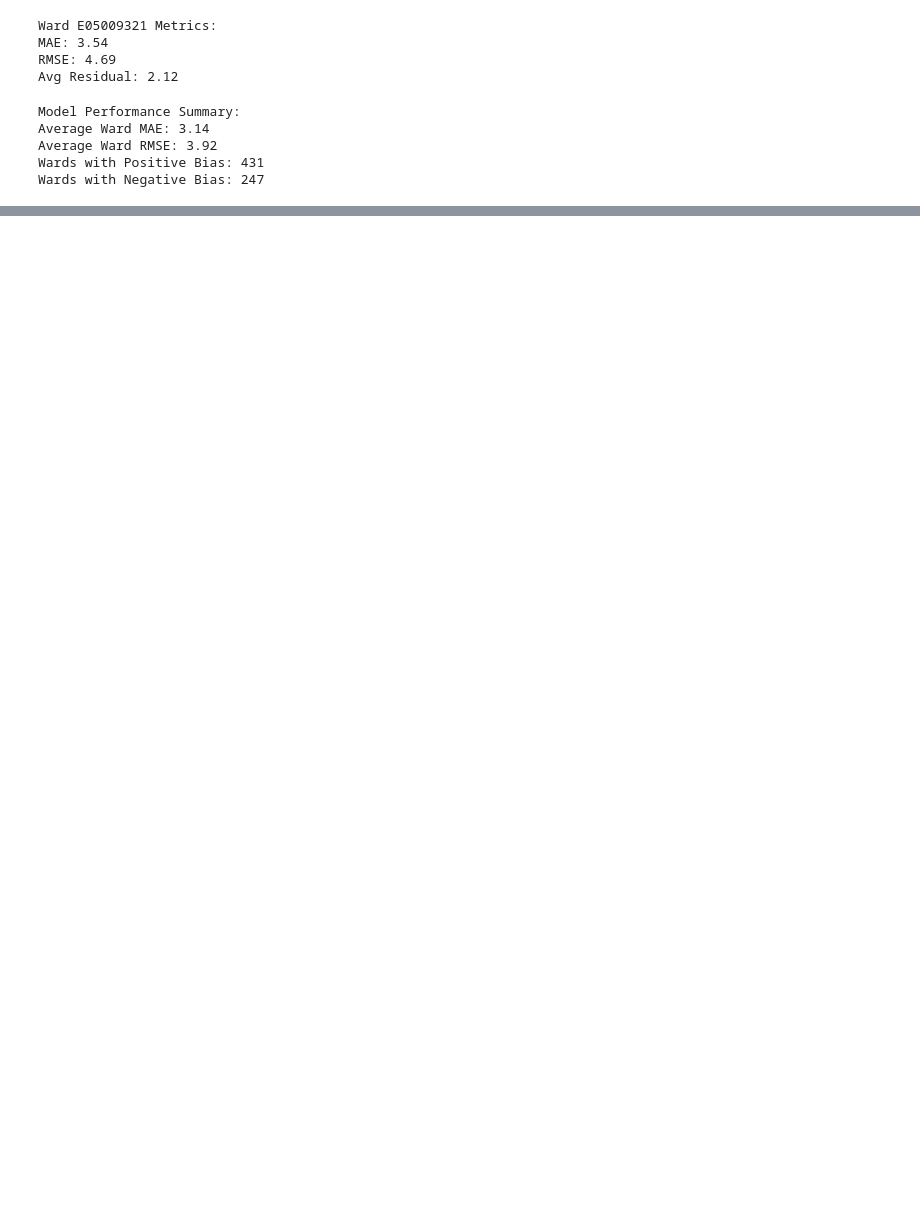
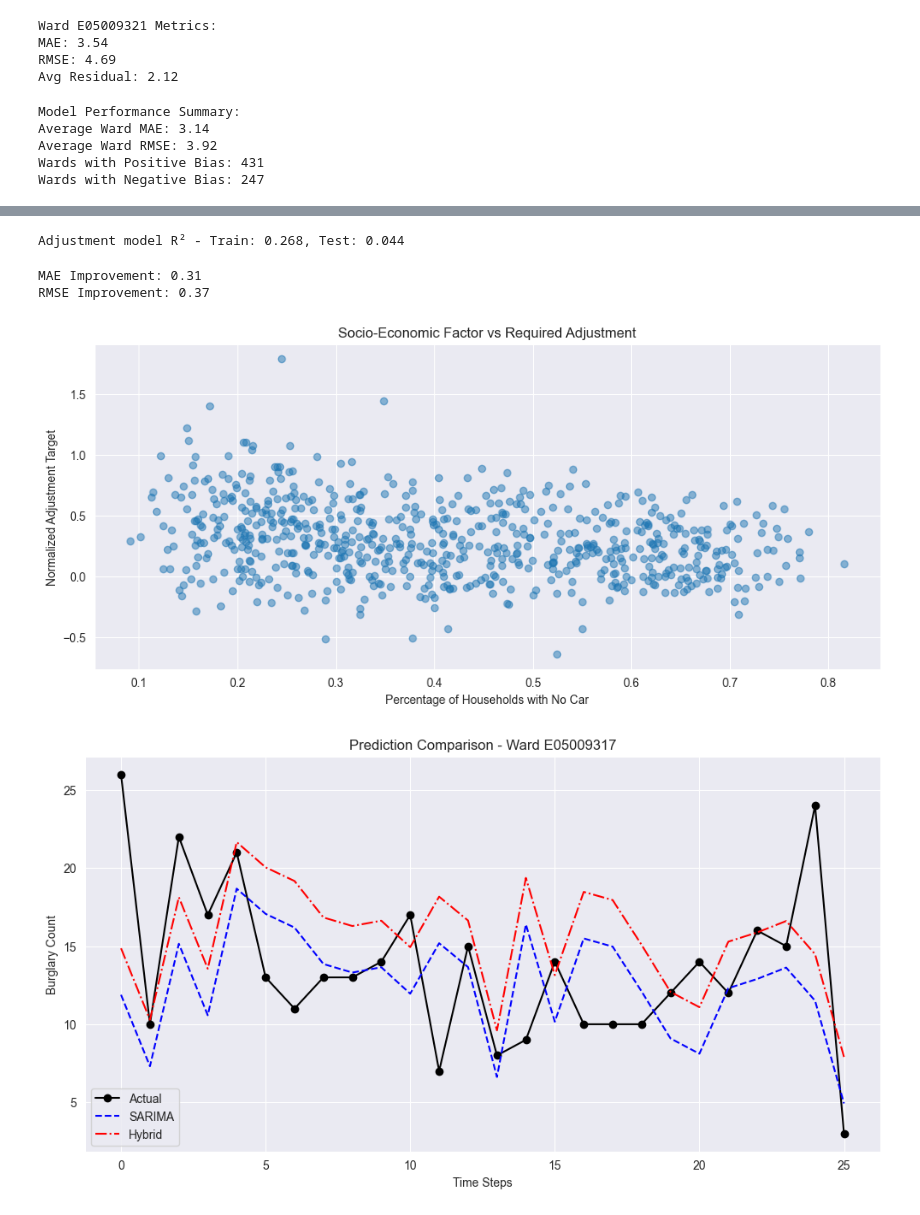
Before and after one commit to EvatsugDnalloR/MD_CBL-Group_2, a Jupyter notebook: spatial_allocation_wards.ipynb, the cells around one changed output, grey strips where cells are left out. Cells and saved outputs as stored; diff of their text form; code cells hidden in the pictures; blank space fills up the shorter version.

Commit message:
added a simple exmaple of hybrid model

```diff
--- a/spatial_allocation_wards.ipynb
+++ b/spatial_allocation_wards.ipynb
@@ -266,0 +340,28 @@ Wards with Negative Bias: 247
+# %%
+
+from sklearn.model_selection import train_test_split
+from xgboost import XGBRegressor
+from sklearn.preprocessing import StandardScaler
+
+# Prepare data
+X = hybrid_data[['NoCarPct']]
+y = hybrid_data['norm_adj_target']
+
+# Train-test split
+X_train, X_test, y_train, y_test = train_test_split(X, y, test_size=0.2, random_state=42)
+
+# Train model
+adj_model = XGBRegressor(
+    objective='reg:squarederror',
+    n_estimators=100,
+    learning_rate=0.1,
+    max_depth=3
+)
+adj_model.fit(X_train, y_train)
+
+# Evaluate
+train_score = adj_model.score(X_train, y_train)
+test_score = adj_model.score(X_test, y_test)
+print(f"Adjustment model R² - Train: {train_score:.3f}, Test: {test_score:.3f}")
+# %% [output]
+Adjustment model R² - Train: 0.268, Test: 0.044
@@ -266,0 +404,52 @@ Wards with Negative Bias: 247
+# %%
+# Calculate metrics
+metrics = []
+for result in hybrid_results:
+    metrics.append({
+        'ward': result['ward_code'],
+        'sarima_mae': mean_absolute_error(result['actual'], result['sarima_pred']),
+        'hybrid_mae': mean_absolute_error(result['actual'], result['hybrid_pred']),
+        'sarima_rmse': np.sqrt(mean_squared_error(result['actual'], result['sarima_pred'])),
+        'hybrid_rmse': np.sqrt(mean_squared_error(result['actual'], result['hybrid_pred'])),
+        'avg_adjustment': np.mean(result['adjustment'])
+    })
+
+metrics_df = pd.DataFrame(metrics)
+
+# Overall improvement
+print(f"MAE Improvement: {metrics_df['sarima_mae'].mean() - metrics_df['hybrid_mae'].mean():.2f}")
+print(f"RMSE Improvement: {metrics_df['sarima_rmse'].mean() - metrics_df['hybrid_rmse'].mean():.2f}")
+# %% [output]
+MAE Improvement: 0.31
+RMSE Improvement: 0.37
+# %%
+def plot_hybrid_comparison(result):
+    """Plot SARIMA vs Hybrid predictions"""
+    plt.figure(figsize=(12, 6))
+
+    plt.plot(result['actual'], 'ko-', label='Actual')
+    plt.plot(result['sarima_pred'], 'b--', label='SARIMA')
+    plt.plot(result['hybrid_pred'], 'r-.', label='Hybrid')
+
+    plt.title(f"Prediction Comparison - Ward {result['ward_code']}")
+    plt.xlabel('Time Steps')
+    plt.ylabel('Burglary Count')
+    plt.legend()
+    plt.grid(True)
+    plt.show()
+
+# Plot relationships
+plt.figure(figsize=(12, 5))
+plt.scatter(hybrid_data['NoCarPct'], hybrid_data['norm_adj_target'], alpha=0.5)
+plt.xlabel('Percentage of Households with No Car')
+plt.ylabel('Normalized Adjustment Target')
+plt.title('Socio-Economic Factor vs Required Adjustment')
+plt.grid(True)
+plt.show()
+
+# Plot sample predictions
+for res in hybrid_results[:3]:
+    plot_hybrid_comparison(res)
+# %% [output]
+[figure, added]
+[figure, added]
```
Also changed, not shown: parts of 7 cells of this notebook, 2 other files.
